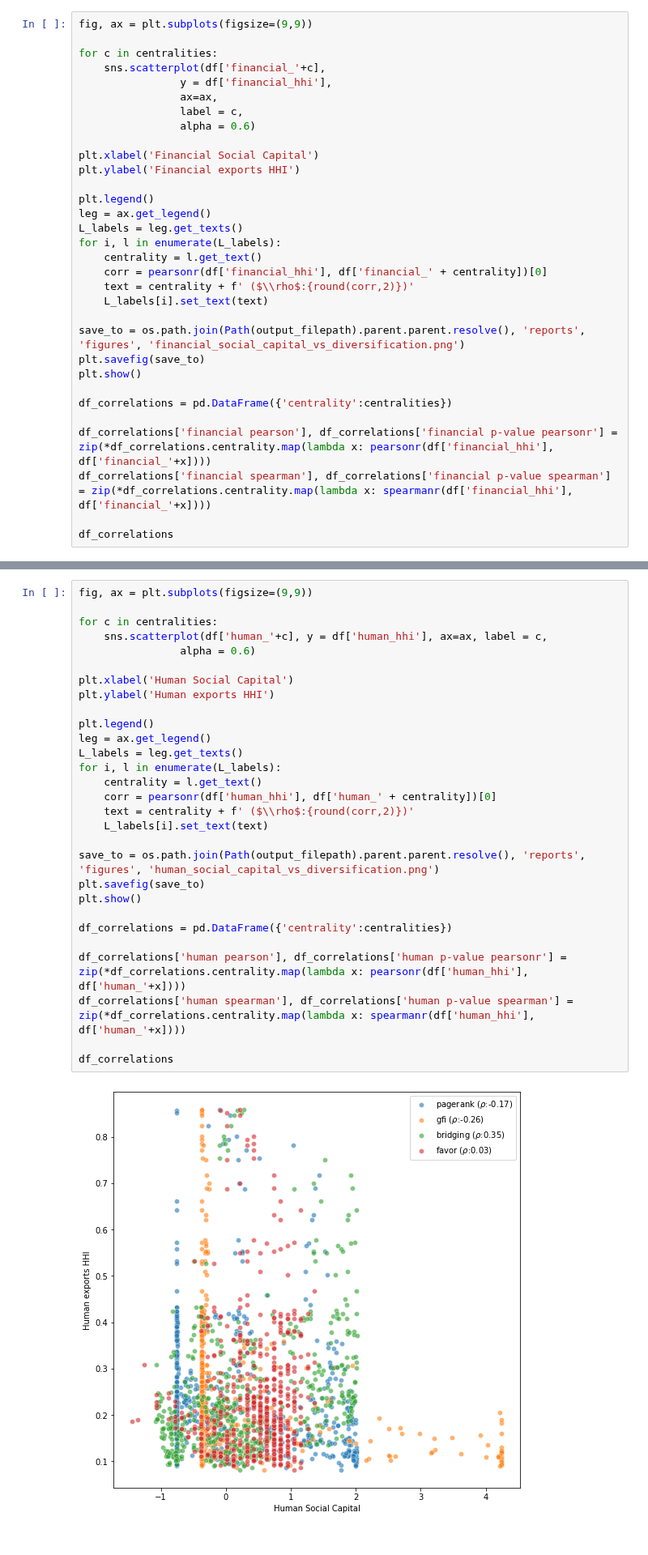
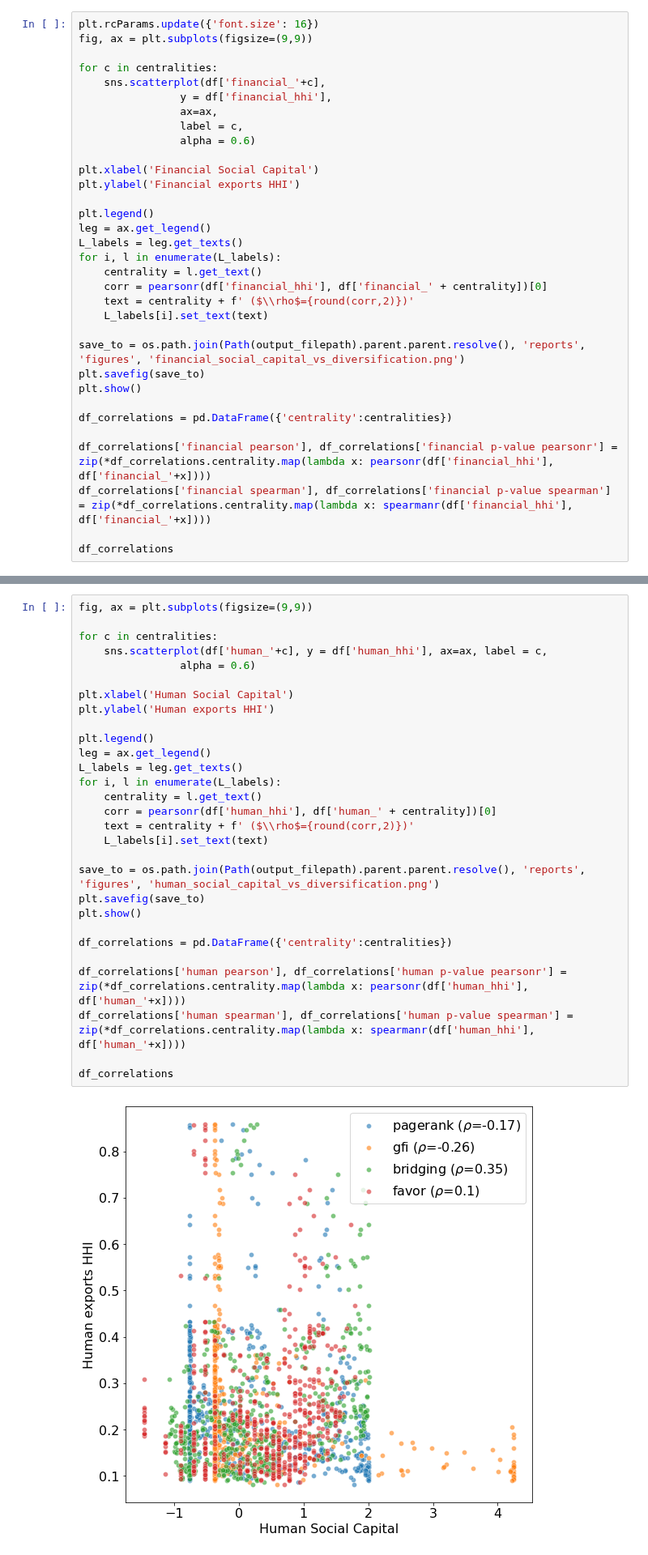
Before and after one commit to jaimeoliver1/social_capital_in_trade_networks, a Jupyter notebook: notebooks/07_diversity_orthogonality.ipynb, the cells around one changed output, grey strips where cells are left out. Shown at 81% size. Drawn from its saved outputs; the diff is of its cells as text.

```diff
--- a/notebooks/07_diversity_orthogonality.ipynb
+++ b/notebooks/07_diversity_orthogonality.ipynb
@@ -20,6 +20,7 @@ df = pd.read_parquet(os.path.join(output_filepath, 'panel_data.parquet'))
 
 centralities = ['pagerank', 'gfi', 'bridging', 'favor']
 # %%
+plt.rcParams.update({'font.size': 16})
 fig, ax = plt.subplots(figsize=(9,9))
 
 for c in centralities:
@@ -38,7 +39,7 @@ L_labels = leg.get_texts()
 for i, l in enumerate(L_labels):
     centrality = l.get_text()
     corr = pearsonr(df['financial_hhi'], df['financial_' + centrality])[0]
-    text = centrality + f' ($\\rho$:{round(corr,2)})'
+    text = centrality + f' ($\\rho$={round(corr,2)})'
     L_labels[i].set_text(text)
 
 save_to = os.path.join(Path(output_filepath).parent.parent.resolve(), 'reports', 'figures', 'financial_social_capital_vs_diversification.png')
@@ -86,34 +87,34 @@ df.loc[(df['human_hhi'].isnull()) & (df.country == 'BRN'), ['country', 'year', '
 # %%
 fig, ax = plt.subplots(figsize=(9,9))
 
 for c in centralities:
     sns.scatterplot(df['human_'+c], y = df['human_hhi'], ax=ax, label = c,
                 alpha = 0.6)
 
 plt.xlabel('Human Social Capital')
 plt.ylabel('Human exports HHI')
 
 plt.legend()
 leg = ax.get_legend()
 L_labels = leg.get_texts()
 for i, l in enumerate(L_labels):
     centrality = l.get_text()
     corr = pearsonr(df['human_hhi'], df['human_' + centrality])[0]
-    text = centrality + f' ($\\rho$:{round(corr,2)})'
+    text = centrality + f' ($\\rho$={round(corr,2)})'
     L_labels[i].set_text(text)
 
 save_to = os.path.join(Path(output_filepath).parent.parent.resolve(), 'reports', 'figures', 'human_social_capital_vs_diversification.png')
 plt.savefig(save_to)
 plt.show()
 
 df_correlations = pd.DataFrame({'centrality':centralities})
 
 df_correlations['human pearson'], df_correlations['human p-value pearsonr'] = zip(*df_correlations.centrality.map(lambda x: pearsonr(df['human_hhi'], df['human_'+x])))
 df_correlations['human spearman'], df_correlations['human p-value spearman'] = zip(*df_correlations.centrality.map(lambda x: spearmanr(df['human_hhi'], df['human_'+x])))
 
 df_correlations
 # %% [output]
-[figure, old version]
+[figure, new version]
 |  | centrality | human pearson | human p-value pearsonr | human spearman | human p-value spearman |
 | 0 | pagerank | -0.167342 | 5.773752e-05 | -0.229687 | 2.764143e-08 |
 | 1 | gfi | -0.261578 | 2.107313e-10 | -0.258093 | 3.712981e-10 |
```
Also changed, not shown: parts of 2 cells of this notebook, 13 other files.
